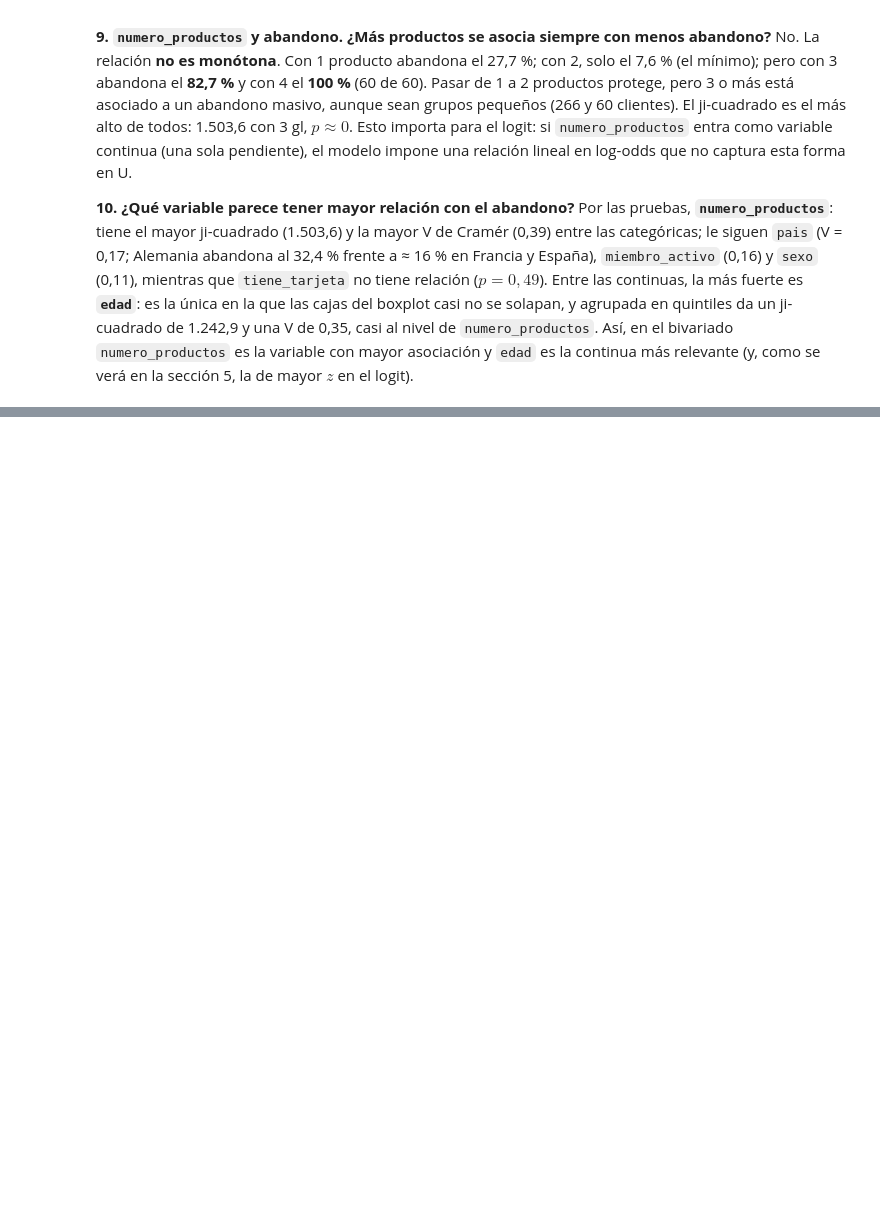
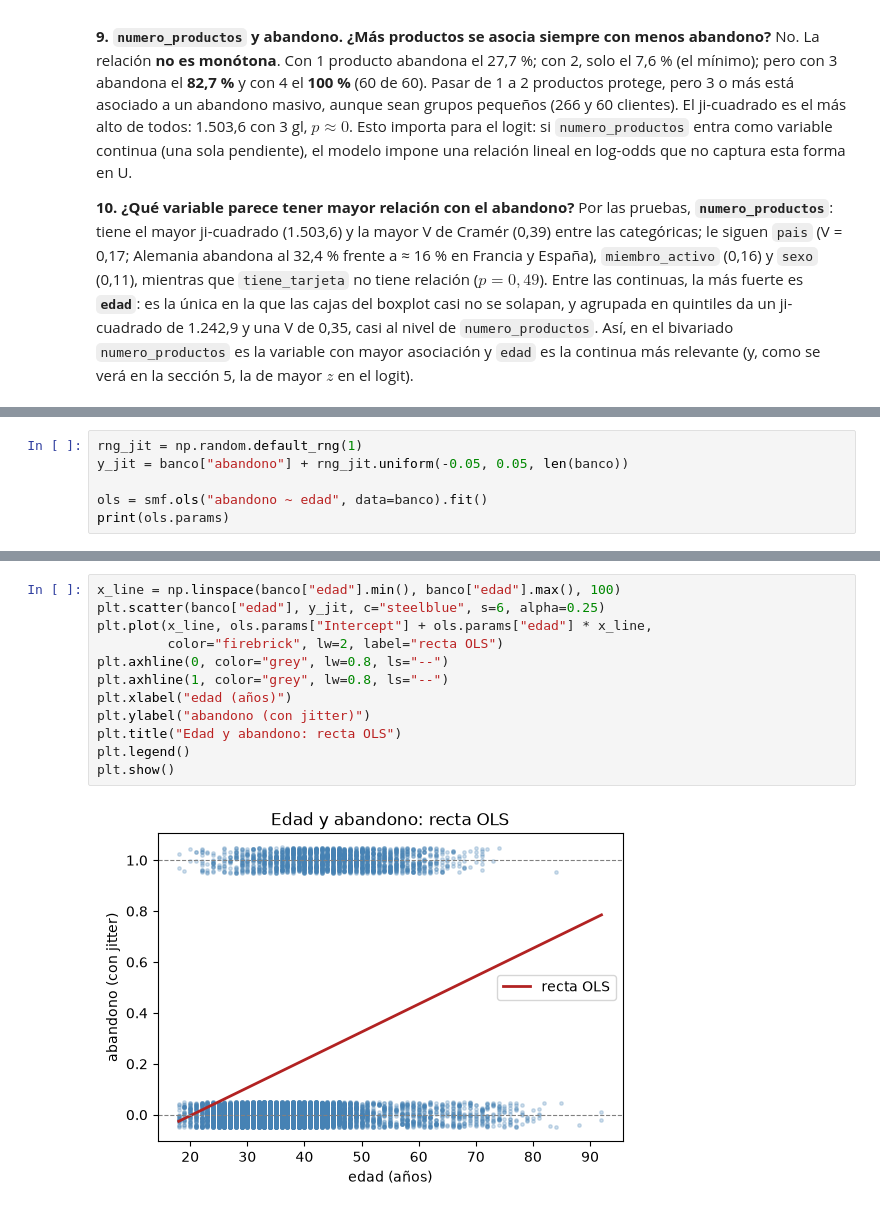
Before and after one commit to Slgxhannel/taller-abandono-producto-20262-Loaiza-Rojas, a Jupyter notebook: Taller_Abandono_Producto_Financiero_Santiago_Loaiza_Leonardo_Rojas.ipynb, the cells around one changed output, grey strips where cells are left out. Saved outputs shown, nothing was run; the diff lists cells and outputs as text; blank space fills up the shorter version.

Commit message:
Punto 4: de la recta al logit y git push.

```diff
--- a/Taller_Abandono_Producto_Financiero_Santiago_Loaiza_Leonardo_Rojas.ipynb
+++ b/Taller_Abandono_Producto_Financiero_Santiago_Loaiza_Leonardo_Rojas.ipynb
@@ -453,0 +458,6 @@ Por las pruebas, **`numero_productos`**: tiene el mayor ji-cuadrado (1.503,6) y
+# %%
+rng_jit = np.random.default_rng(1)
+y_jit = banco["abandono"] + rng_jit.uniform(-0.05, 0.05, len(banco))
+
+ols = smf.ols("abandono ~ edad", data=banco).fit()
+print(ols.params)
@@ -453,0 +488,14 @@ Por las pruebas, **`numero_productos`**: tiene el mayor ji-cuadrado (1.503,6) y
+# %%
+x_line = np.linspace(banco["edad"].min(), banco["edad"].max(), 100)
+plt.scatter(banco["edad"], y_jit, c="steelblue", s=6, alpha=0.25)
+plt.plot(x_line, ols.params["Intercept"] + ols.params["edad"] * x_line,
+         color="firebrick", lw=2, label="recta OLS")
+plt.axhline(0, color="grey", lw=0.8, ls="--")
+plt.axhline(1, color="grey", lw=0.8, ls="--")
+plt.xlabel("edad (años)")
+plt.ylabel("abandono (con jitter)")
+plt.title("Edad y abandono: recta OLS")
+plt.legend()
+plt.show()
+# %% [output]
+[figure, added]
```
Also changed, not shown: parts of 9 cells of this notebook.
